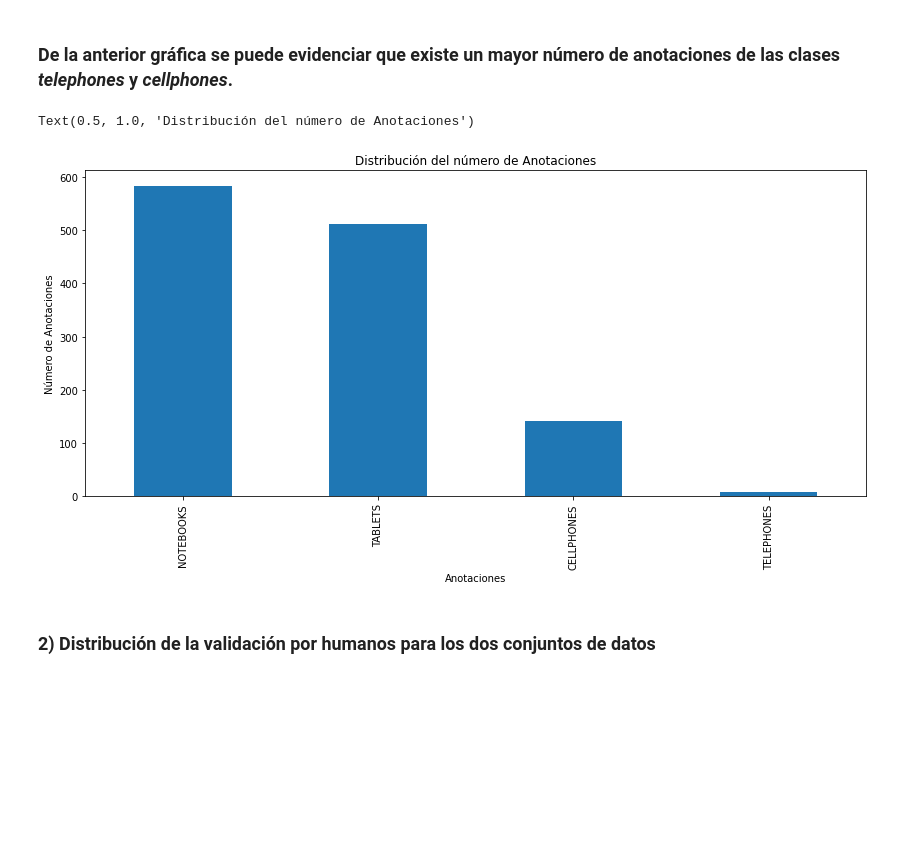
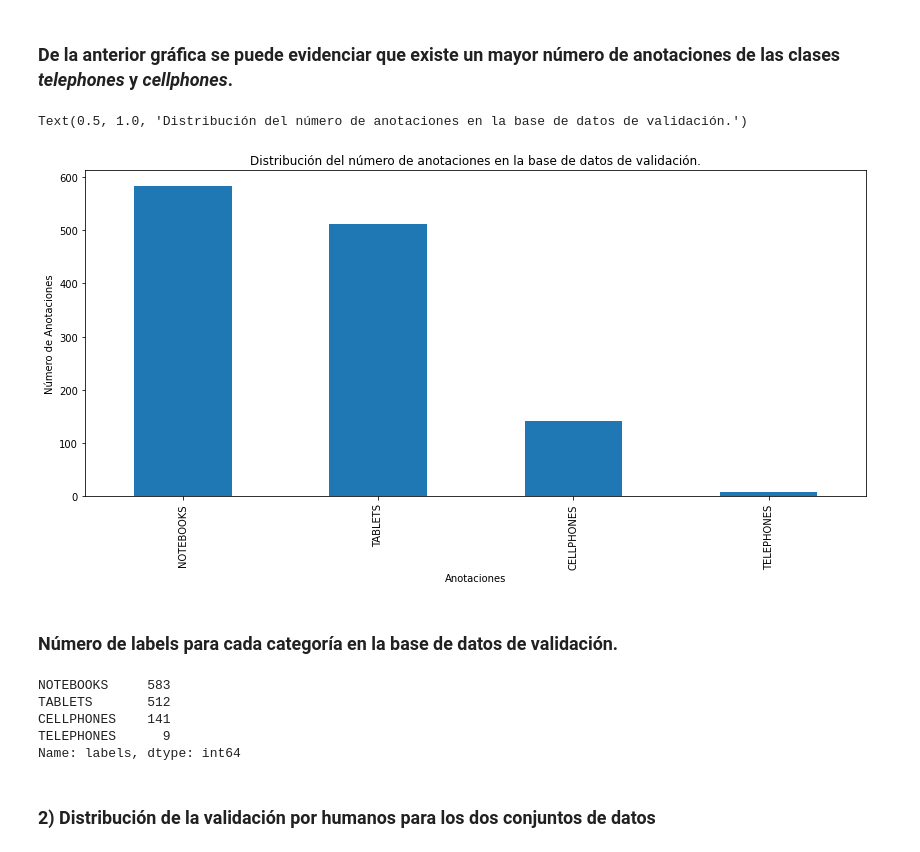
Before and after one commit to JuanD5/1DOC3-multiclass-text-classification, a Jupyter notebook: 1doc3_prediction_Juan_David_Garcia_Castro.ipynb, the cells around one changed output. Cells and saved outputs as stored; diff of their text form; code cells hidden in the pictures; blank space fills up the shorter version.

```diff
--- a/1doc3_prediction_Juan_David_Garcia_Castro.ipynb
+++ b/1doc3_prediction_Juan_David_Garcia_Castro.ipynb
@@ -355,11 +377,21 @@ Text(0.5, 1.0, 'Distribución del número de Anotaciones')
 # %%
 ax = productos_val['labels'].value_counts().plot(kind ='bar',figsize = (14,6))
 ax.set_xlabel('Anotaciones')
 ax.set_ylabel('Número de Anotaciones')
-ax.set_title('Distribución del número de Anotaciones')
+ax.set_title('Distribución del número de anotaciones en la base de datos de validación.')
 # %% [output]
-Text(0.5, 1.0, 'Distribución del número de Anotaciones')
+Text(0.5, 1.0, 'Distribución del número de anotaciones en la base de datos de validación.')
-[figure, old version]
+[figure, new version]
+# %% [markdown]
+### Número de labels para cada categoría  en la base de datos de validación.
+# %%
+productos_val['labels'].value_counts()
+# %% [output]
+NOTEBOOKS     583
+TABLETS       512
+CELLPHONES    141
+TELEPHONES      9
+Name: labels, dtype: int64
 # %% [markdown]
 ### 2) Distribución de la validación por humanos para los dos conjuntos de datos
 # %%
```
Also changed, not shown: parts of 60 cells of this notebook.
